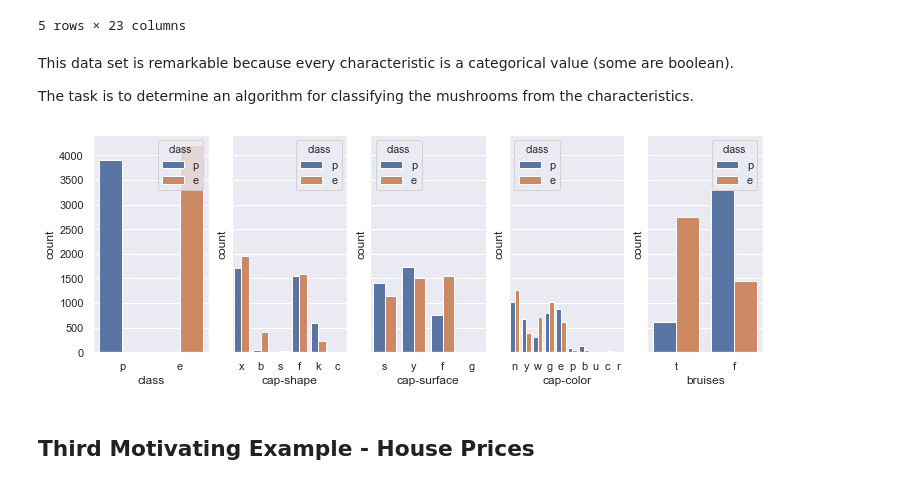
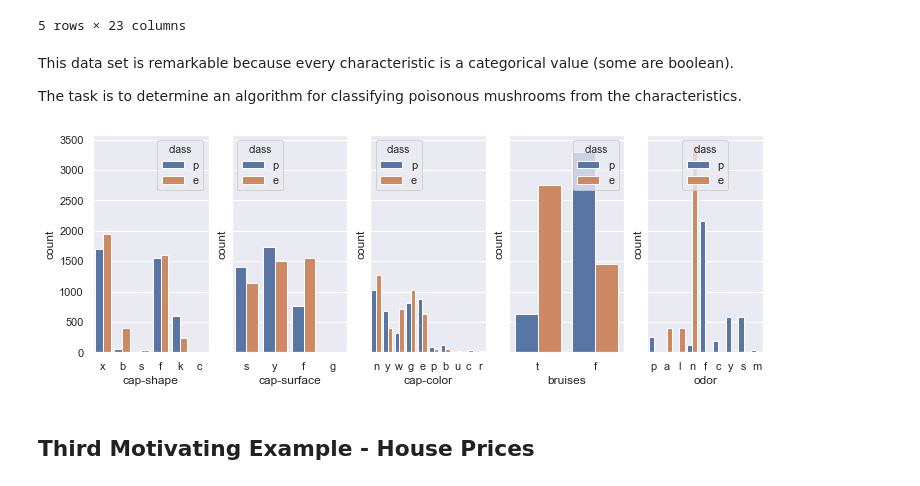
Before and after one commit to virgilpierce/STAT_411, a Jupyter notebook: 1 - Intro and Motivating Ex.ipynb, the cells around one changed output. Saved outputs shown, nothing was run; the diff lists cells and outputs as text; code cells hidden in the pictures.

```diff
--- a/1 - Intro and Motivating Ex.ipynb
+++ b/1 - Intro and Motivating Ex.ipynb
@@ -621,17 +621,17 @@ md.head()
 # %% [markdown]
 This data set is remarkable because every characteristic is a categorical value (some are boolean).
 
-The task is to determine an algorithm for classifying the mushrooms from the characteristics.
+The task is to determine an algorithm for classifying poisonous mushrooms from the characteristics.
 # %%
 sn.set(style = 'darkgrid')
 
 f, ax = plt.subplots(1, 5, figsize=(12,4), sharey=True)
 
 temp = list(md.columns.values)
 for j in range(5):
-    sn.countplot(x=temp[j], hue='class', data = md, ax=ax[j])
+    sn.countplot(x=temp[j+1], hue='class', data = md, ax=ax[j])
 # %% [output]
-[figure, old version]
+[figure, new version]
 # %% [markdown]
 ## Third Motivating Example - House Prices
 # %%
```
Also changed, not shown: parts of 8 cells of this notebook.
